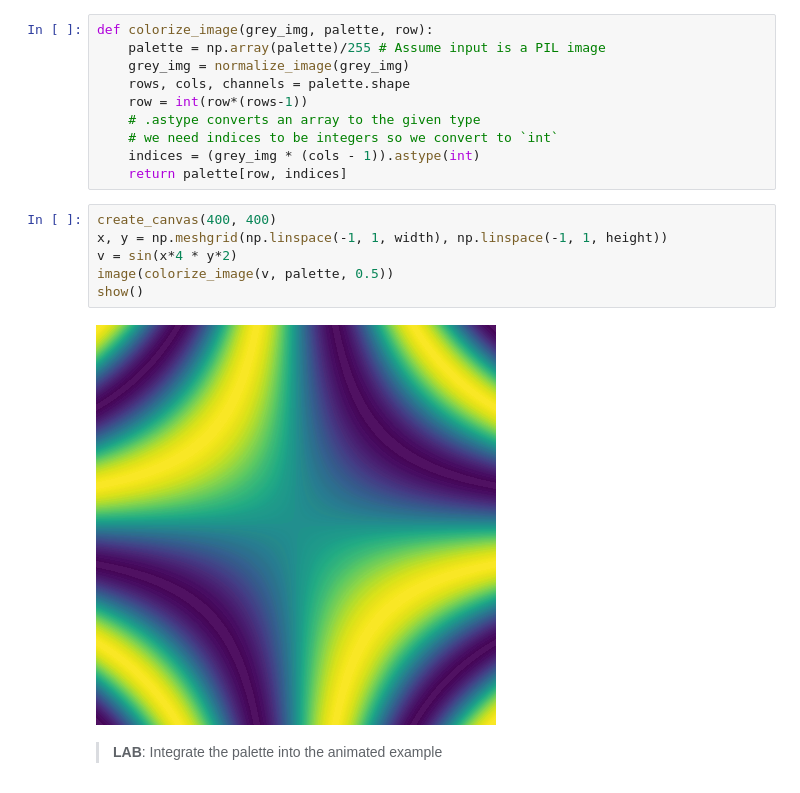
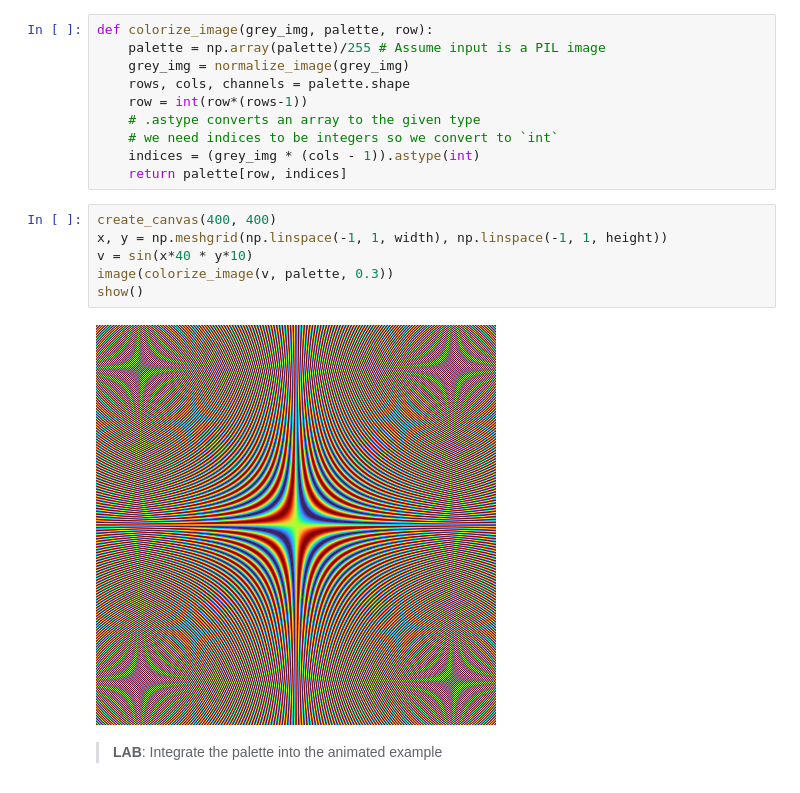
Before and after one commit to colormotor/generative_drawing, a Jupyter notebook: weekly/week8/animation_loops_gui.ipynb, the cells around one changed output. Cells and saved outputs as stored; diff of their text form.

```diff
--- a/weekly/week8/animation_loops_gui.ipynb
+++ b/weekly/week8/animation_loops_gui.ipynb
@@ -455,11 +490,11 @@ def colorize_image(grey_img, palette, row):
 # %%
 create_canvas(400, 400)
 x, y = np.meshgrid(np.linspace(-1, 1, width), np.linspace(-1, 1, height))
-v = sin(x*4 * y*2)
-image(colorize_image(v, palette, 0.5))
+v = sin(x*40 * y*10)
+image(colorize_image(v, palette, 0.3))
 show()
 # %% [output]
-[figure, old version]
+[figure, new version]
 # %% [markdown]
 >**LAB**: Integrate the palette into the animated example
 # %% [markdown]
```
Also changed, not shown: parts of 9 cells of this notebook, 26 other files.
